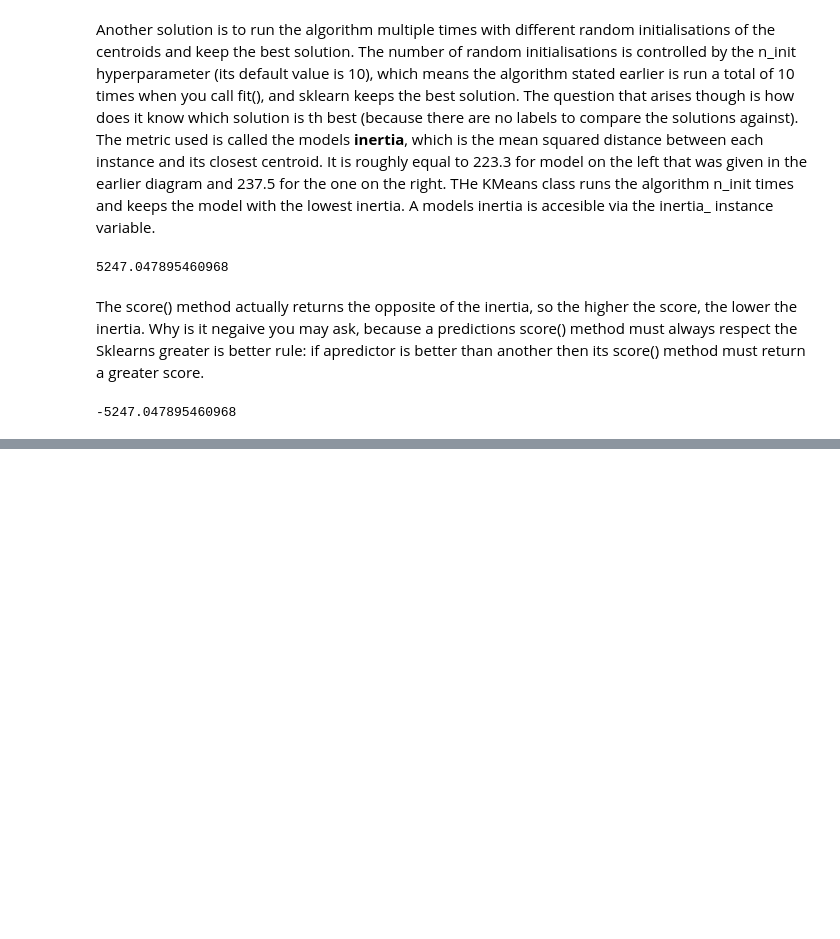
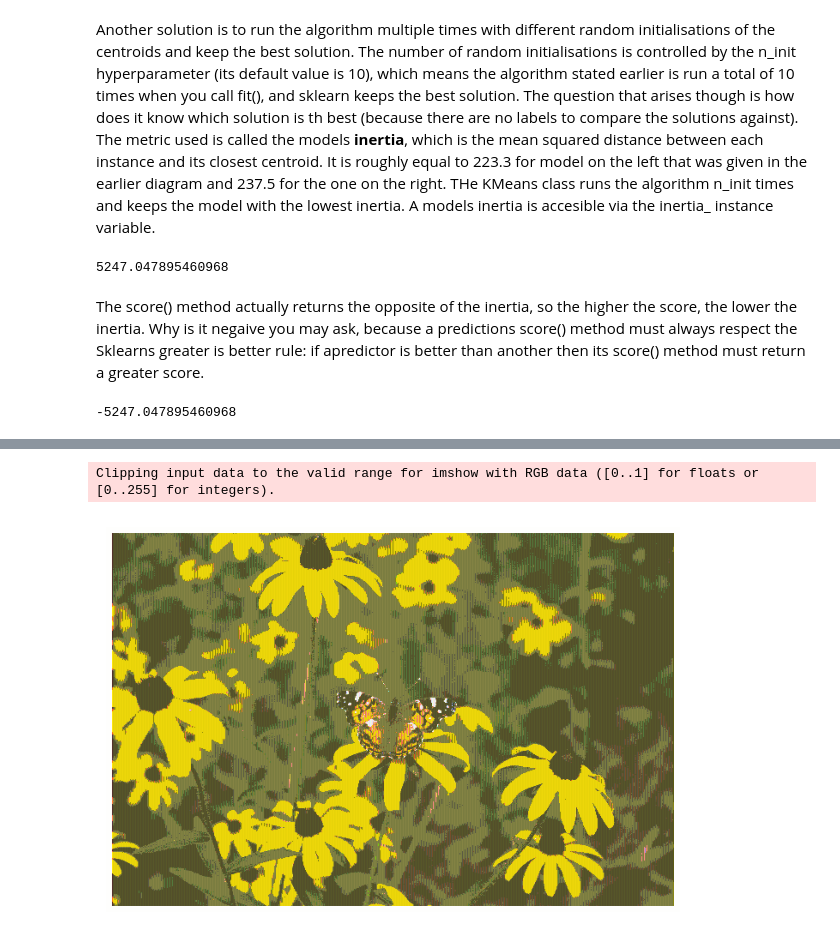
Before and after one commit to rishabhrao12/machine-learning, a Jupyter notebook: Part1-MachineLearning/Ch09-UnsupervisedLearning/UnsupervisedLearning.ipynb, the cells around one changed output, grey strips where cells are left out. Saved outputs shown, nothing was run; the diff lists cells and outputs as text; code cells hidden in the pictures; blank space fills up the shorter version.

```diff
--- a/Part1-MachineLearning/Ch09-UnsupervisedLearning/UnsupervisedLearning.ipynb
+++ b/Part1-MachineLearning/Ch09-UnsupervisedLearning/UnsupervisedLearning.ipynb
@@ -194,0 +300,3 @@ The KMeans class uses the K-Means++ algorithm by default, but you can set the in
+# %%
+X = image.reshape(-1, 3)
+X.shape
@@ -194,0 +305,4 @@ The KMeans class uses the K-Means++ algorithm by default, but you can set the in
+# %%
+kmeans = KMeans(n_clusters=12, n_init=10, random_state=42).fit(X)
+segmented_img = kmeans.cluster_centers_[kmeans.labels_]
+segmented_img = segmented_img.reshape(image.shape)
@@ -194,0 +313,10 @@ The KMeans class uses the K-Means++ algorithm by default, but you can set the in
+# %%
+segmented_img = segmented_img.reshape(image.shape)
+# %%
+plt.figure(figsize=(10, 5))
+plt.imshow(segmented_img)
+plt.axis('off')
+plt.show()
+# %% [output]
+Clipping input data to the valid range for imshow with RGB data ([0..1] for floats or [0..255] for integers).
+[figure, added]
```
Also changed, not shown: parts of 56 cells of this notebook.
